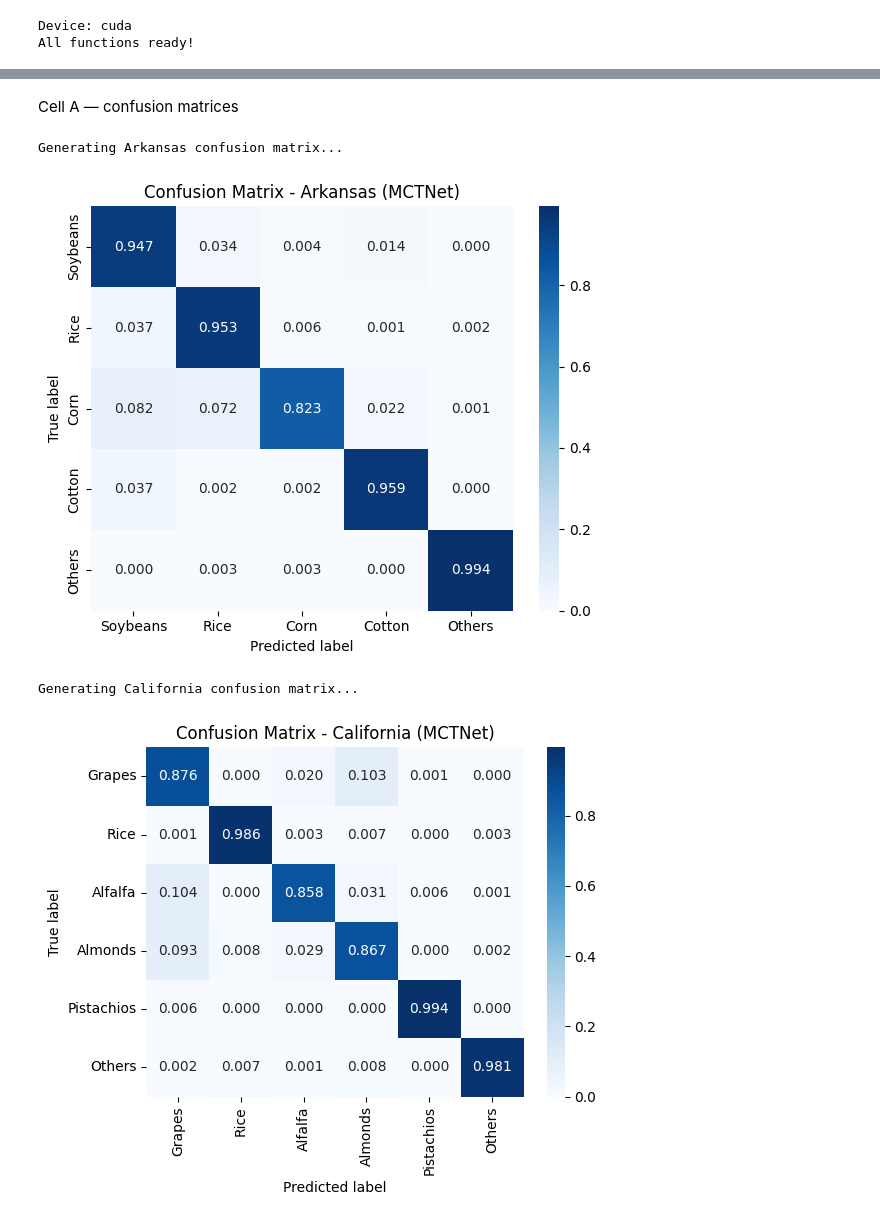
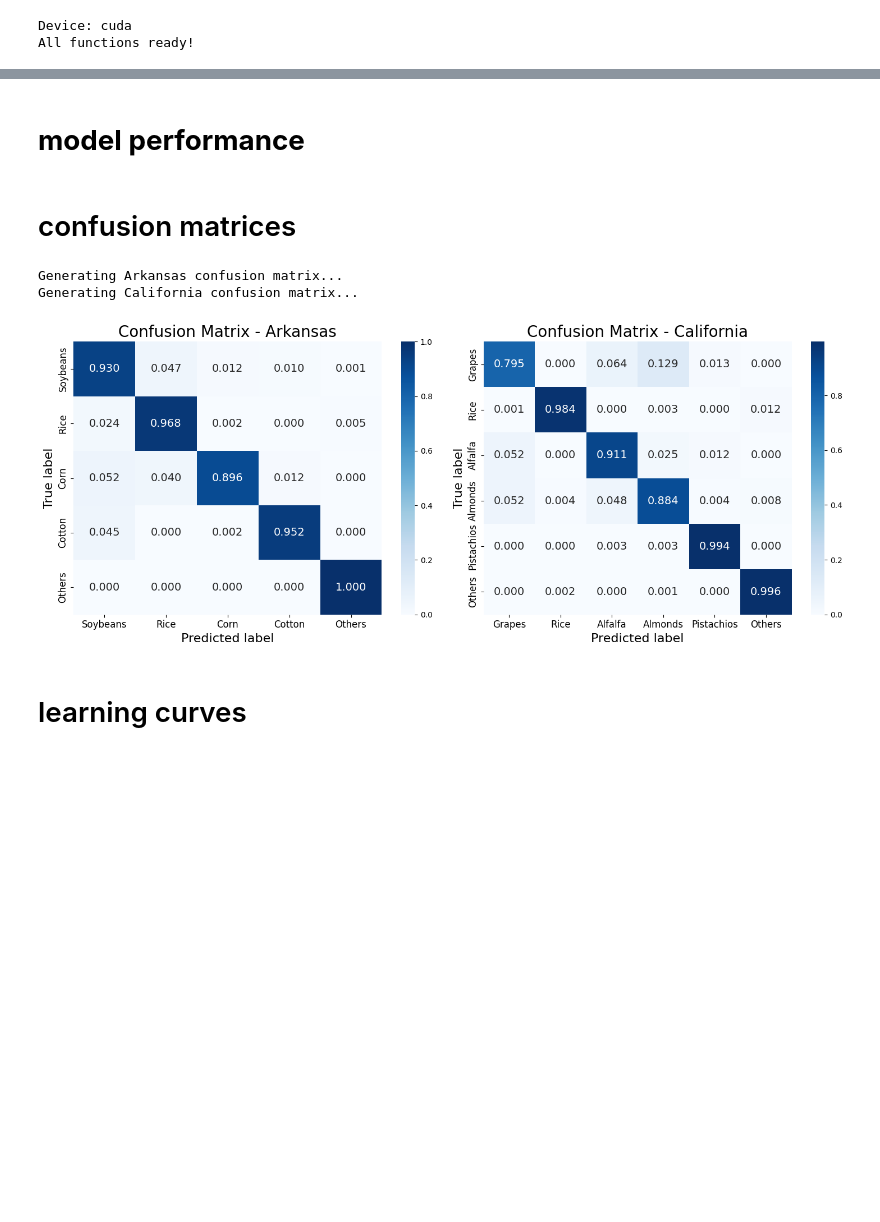
Before and after one commit to Eporit/pixel-based-crop-mapping-paper-reimplementation, a Jupyter notebook: part1/training.ipynb, the cells around one changed output, grey strips where cells are left out. Saved outputs shown, nothing was run; the diff lists cells and outputs as text; code cells hidden in the pictures; blank space fills up the shorter version.

```diff
--- a/part1/training.ipynb
+++ b/part1/training.ipynb
@@ -524,7 +516,7 @@ All functions ready!
 model_ar, hist_ar, results_ar = train_mctnet(
     X_ar, mask_ar, y_ar, AR_CLASSES, tr_ar, val_ar, te_ar,
     state_name='Arkansas', save_dir=SAVE_DIR,
-    epochs=200, patience=15, lr=0.001, weight_decay=0.0
+    epochs=200, patience=15, lr=0.001, weight_decay=0.12
 )
 # %% [output]
 Adjusted channel dimensions: [10, 15, 25, 35]
@@ -548,7 +544,7 @@ Arkansas — FINAL TEST RESULTS
 model_ca, hist_ca, results_ca = train_mctnet(
     X_ca, mask_ca, y_ca, CA_CLASSES, tr_ca, val_ca, te_ca,
     state_name='California', save_dir=SAVE_DIR,
-    epochs=200, patience=15, lr=0.001, weight_decay=0.0
+    epochs=200, patience=15, lr=0.001, weight_decay=0.12
 )
 # %% [output]
 Adjusted channel dimensions: [10, 15, 25, 35]
@@ -577,5 +576,7 @@ California — FINAL TEST RESULTS
+# %% [markdown]
+# **model performance**
 # %% [markdown]
-Cell A — confusion matrices
+# confusion matrices
 # %%
 import seaborn as sns
 import matplotlib.pyplot as plt
@@ -583,10 +584,12 @@ from sklearn.metrics import confusion_matrix
 import torch
 from torch.utils.data import DataLoader
 
+# Create a single figure with 1 row and 2 columns
+fig, axes = plt.subplots(1, 2, figsize=(15, 6))
+
 # ====================== ARKANSAS ======================
 print("Generating Arkansas confusion matrix...")
 
-# Use the existing Arkansas data + model
 test_ds_ar = CropDataset(X_ar[te_ar], mask_ar[te_ar], y_ar[te_ar])
 test_loader_ar = DataLoader(test_ds_ar, batch_size=256, shuffle=False, num_workers=0)
 
@@ -602,52 +605,66 @@ with torch.no_grad():
         all_labels_ar.extend(y.cpu().numpy())
 
 cm_ar = confusion_matrix(all_labels_ar, all_preds_ar, normalize='true')
-
 ar_classes = ['Soybeans', 'Rice', 'Corn', 'Cotton', 'Others']
 
-plt.figure(figsize=(6, 5))
-sns.heatmap(cm_ar, annot=True, fmt='.3f', cmap='Blues',
-            xticklabels=ar_classes, yticklabels=ar_classes, cbar=True)
-plt.xlabel('Predicted label')
-plt.ylabel('True label')
-plt.title('Confusion Matrix - Arkansas (MCTNet)')
-plt.tight_layout()
-plt.show()
+sns.heatmap(cm_ar,
+            annot=True,
+            fmt='.3f',
+            cmap='Blues',
+            xticklabels=ar_classes,
+            yticklabels=ar_classes,
+            cbar=True,
+            ax=axes[0],
+            annot_kws={"size": 14}) # <--- Size of numbers inside the boxes
+
+axes[0].set_xlabel('Predicted label', fontsize=16) # <--- X label size
+axes[0].set_ylabel('True label', fontsize=16)      # <--- Y label size
+axes[0].set_title('Confusion Matrix - Arkansas', fontsize=20) # <--- Title size
+axes[0].tick_params(labelsize=12) # <--- Size of class names (Soybeans, etc.)
 
 # ====================== CALIFORNIA ======================
 print("Generating California confusion matrix...")
 
 test_ds_ca = CropDataset(X_ca[te_ca], mask_ca[te_ca], y_ca[te_ca])
 test_loader_ca = DataLoader(test_ds_ca, batch_size=256, shuffle=False, num_workers=0)
 
 model_ca.to(device)
 model_ca.eval()
 all_preds_ca, all_labels_ca = [], []
 
 with torch.no_grad():
     for X, mask, y in test_loader_ca:
         X, mask, y = X.to(device), mask.to(device), y.to(device)
         out = model_ca(X, mask)
         all_preds_ca.extend(out.argmax(1).cpu().numpy())
         all_labels_ca.extend(y.cpu().numpy())
 
 cm_ca = confusion_matrix(all_labels_ca, all_preds_ca, normalize='true')
-
 ca_classes = ['Grapes', 'Rice', 'Alfalfa', 'Almonds', 'Pistachios', 'Others']
 
-plt.figure(figsize=(6, 5))
-sns.heatmap(cm_ca, annot=True, fmt='.3f', cmap='Blues',
-            xticklabels=ca_classes, yticklabels=ca_classes, cbar=True)
-plt.xlabel('Predicted label')
-plt.ylabel('True label')
-plt.title('Confusion Matrix - California (MCTNet)')
+sns.heatmap(cm_ca,
+            annot=True,
+            fmt='.3f',
+            cmap='Blues',
+            xticklabels=ca_classes,
+            yticklabels=ca_classes,
+            cbar=True,
+            ax=axes[1],
+            annot_kws={"size": 14}) # <--- Size of numbers inside the boxes
+
+axes[1].set_xlabel('Predicted label', fontsize=16)
+axes[1].set_ylabel('True label', fontsize=16)
+axes[1].set_title('Confusion Matrix - California', fontsize=20)
+axes[1].tick_params(labelsize=12)
+
 plt.tight_layout()
 plt.show()
 # %% [output]
 Generating Arkansas confusion matrix...
+Generating California confusion matrix...
-[figure, old version]
+[figure, new version]
-Generating California confusion matrix...
-[figure, removed]
+# %% [markdown]
+# learning curves
 # %%
 # ====================== FINAL PERFORMANCE SUMMARY ======================
 print("="*80)
```
Also changed, not shown: parts of 4 cells of this notebook, 4 other files.
